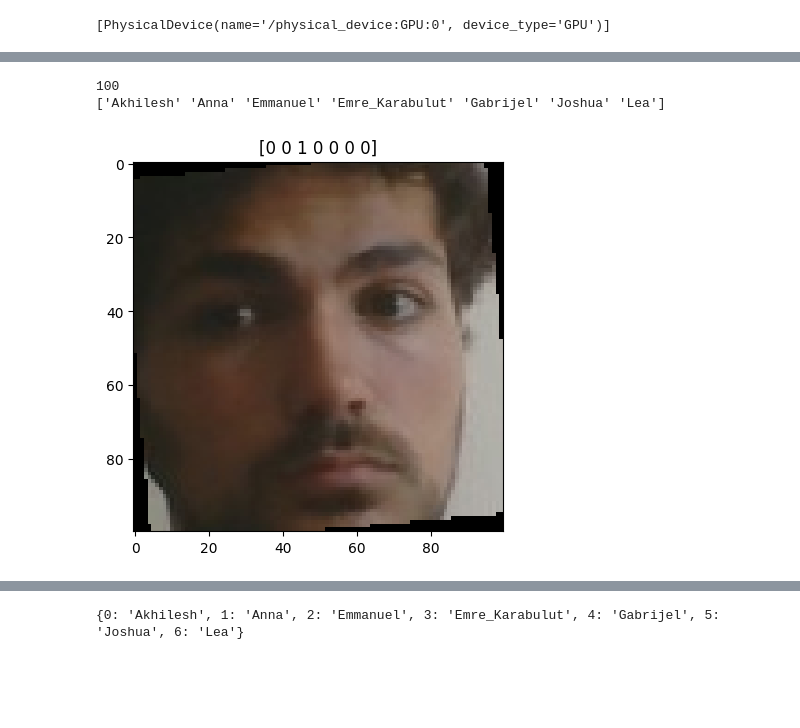
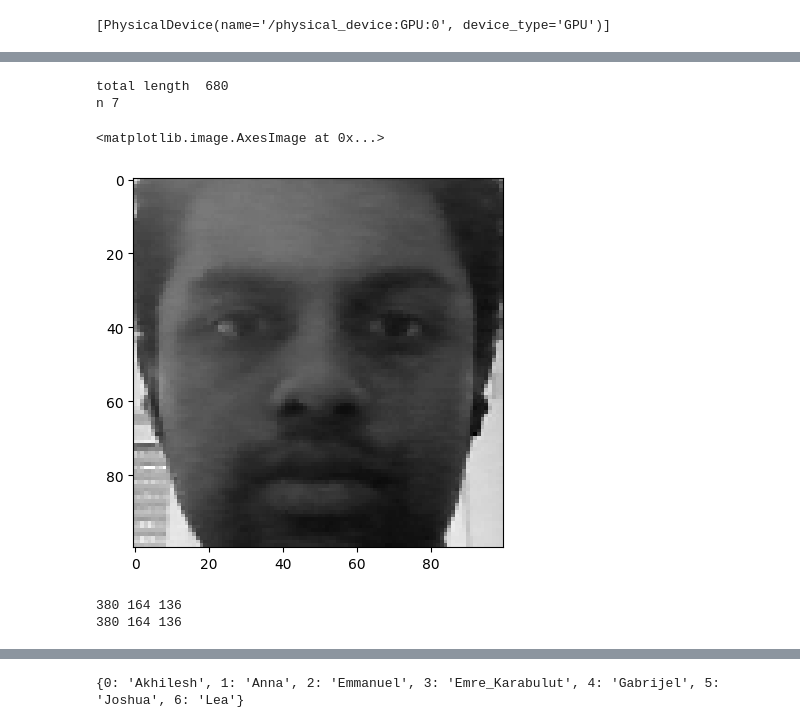
Before and after one commit to EmreKARABLT/chatBot, a Jupyter notebook: ImageProcessing/CNN/cnn_last_version.ipynb, the cells around one changed output, grey strips where cells are left out. Cells and saved outputs as stored; diff of their text form; code cells hidden in the pictures; blank space fills up the shorter version.

```diff
--- a/ImageProcessing/CNN/cnn_last_version.ipynb
+++ b/ImageProcessing/CNN/cnn_last_version.ipynb
@@ -141,27 +66,59 @@ plt.imshow(X_filtered[10] , cmap='gray')
+# %%
+
+a = fetch_lfw_people(funneled=True , min_faces_per_person = 50 , download_if_missing = True )
+x_images = a.images
+y_labels = a.target
+
+idx = np.argsort(y_labels)
+
+X = np.array(x_images[idx])
+Y = np.array(y_labels)[idx]
+# %%
+X_filtered = []
+Y_filtered = []
+
+
+max_number_of_images_per_person_in_dataset = 1000
+number_of_people = 12
+
+
+for i in np.unique(Y):
+    first_index = np.where(Y == i)[0][0]
+    max_ = len(np.where(Y==i)[0])
+    # print(f"label {i} , number of images {max_}" )
+    for j in range( min( max_ , max_number_of_images_per_person_in_dataset) ):
+        if(Y[j+first_index] == i):
+            x = X[j+first_index]
+            y = Y[j+first_index]
+
+            X_filtered.append(x)
+            Y_filtered.append(y)
+
+    if len(np.unique(Y_filtered)) >= number_of_people:
+        break
+
+print("total length ", len(X_filtered))
+
+n = len(np.unique(Y_filtered))
+print("n" , n)
+
+plt.imshow(X_filtered[8] , cmap='gray')
+# %% [output]
+total length  680
+n 7
+<matplotlib.image.AxesImage at 0x...>
+[figure, added]
 # %%
 encoder = LabelBinarizer()
 
 Y_encoded = encoder.fit_transform(Y_filtered)
-# for i , j in zip(Y_filtered,Y_encoded):
-#     print(i , " - " , j)
 
+X_train, X_test, Y_train, Y_test = train_test_split(X_filtered,Y_encoded,test_size = 0.2 , stratify= Y_encoded, shuffle=True )
+X_train, X_val, Y_train, Y_val = train_test_split(X_train,Y_train,test_size = 0.3 ,stratify=Y_train, shuffle=True )
 
-X_train, X_test, Y_train, Y_test = train_test_split(X_filtered,Y_encoded,test_size = 0.2 , shuffle=True , stratify=Y_encoded)
-X_train, X_val, Y_train, Y_val = train_test_split(X_train,Y_train,test_size = 0.30 , shuffle=True, stratify=Y_train)
+print(len(X_train) , len(X_val) , len(X_test))
+print(len(Y_train), len(Y_val), len(Y_test))
+# %% [output]
+380 164 136
+380 164 136
-# %%
-i = 100
-print(i)
-plt.title((Y_train[i]))
-plt.imshow(X_train[i] , cmap="gray")
-print(np.unique(Y_filtered))
-#
-# print("Data Created !!")
-# print(type(X_train))
-# print("Length of training set " , len(X_train) , len(Y_train))
-# print("Length of validation set ",len(X_val), len(Y_val))
-# print("Length of testing set ",len(X_test), len(Y_test))
-# %% [output]
-100
-['Akhilesh' 'Anna' 'Emmanuel' 'Emre_Karabulut' 'Gabrijel' 'Joshua' 'Lea']
-[figure, removed]
 # %%
```
Also changed, not shown: parts of 20 cells of this notebook, 6 other files.
